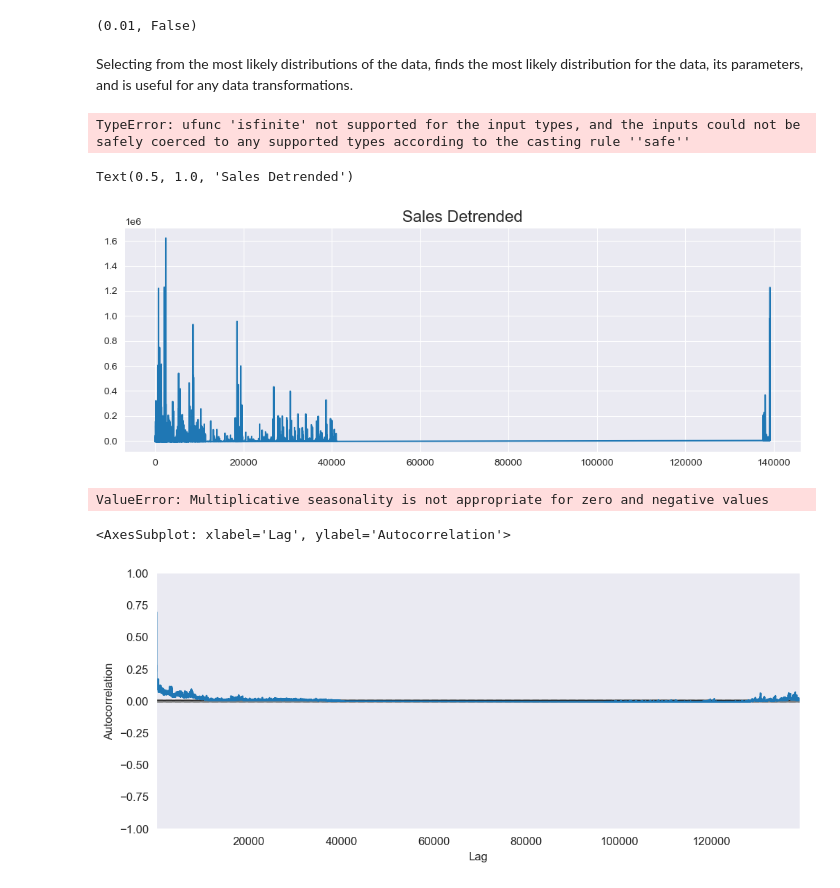
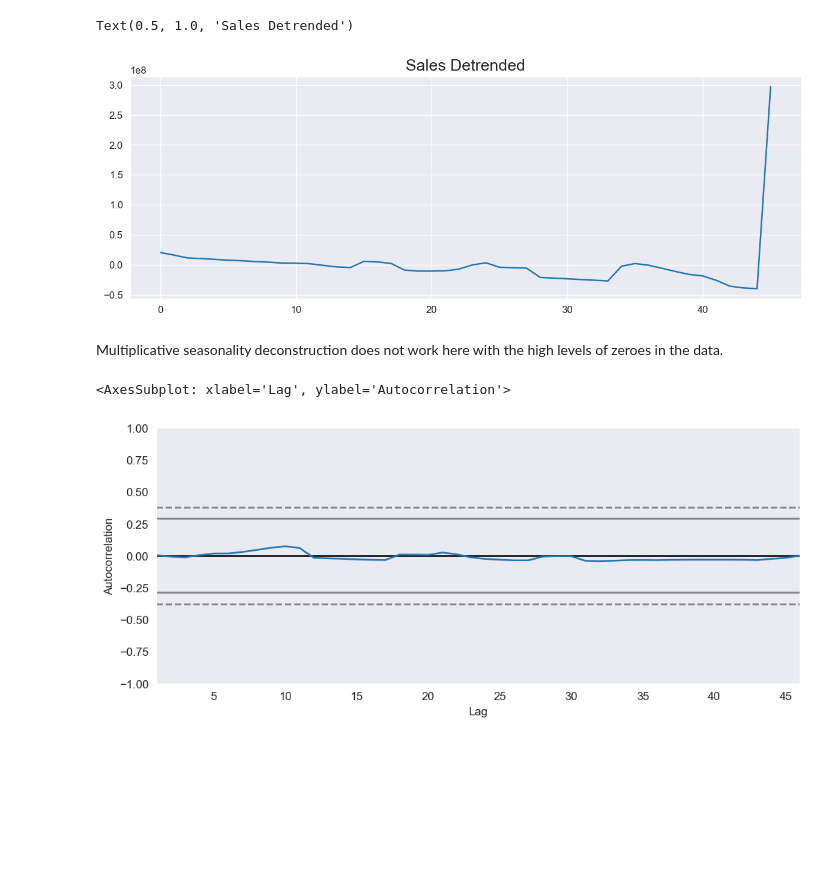
Before and after one commit to NA-Git/Bayesian_Methods, a Jupyter notebook: attribution/MMM/EDA.ipynb, the cells around one changed output. Saved outputs shown, nothing was run; the diff lists cells and outputs as text; code cells hidden in the pictures; blank space fills up the shorter version.

```diff
--- a/attribution/MMM/EDA.ipynb
+++ b/attribution/MMM/EDA.ipynb
@@ -45,7 +34,10 @@ G:\My Drive\To_Do\MMM\Raw_Hain_Data
 # %%
-df_dm = pd.read_csv('deutsch_matterkind.csv')
-df_ts = pd.read_csv('Celestial_Trade_Spend_5_22.csv')
-df_cd = pd.read_csv('celestial_data_16_22_22.csv')
+dm = pd.read_csv('deutsch_matterkind.csv', low_memory=False)
+ts = pd.read_csv('Celestial_Trade_Spend_5_22.csv')
+cd = pd.read_csv('celestial_data_16_22_22.csv')
+dm_pivot = pd.read_csv('dm_Robyn.csv')
+# %%
+df = dm_pivot
 # %%
 def missing_values(df):
     segment = [var for var in df.columns if df[var].dtype == 'O']
@@ -134,0 +92,4 @@ dtype: int64
+# %%
+df = df.drop(['audio_S', 'audio_I', 'ott_I',
+                            'ott_S', 'tiktok_I', 'tiktok_S'], axis=1)
+df.nunique()
@@ -134,0 +98,2 @@ dtype: int64
+# %%
+df = df.drop(['onlinedisplay_S', 'onlinedisplay_I'], axis=1)
@@ -285,5 +282,0 @@ corr_vif.describe()
-# %%
-adf_test = ADFTest(alpha = .05)
-adf_test.should_diff(df_dm['Impressions'])
-# %% [output]
-(0.01, False)
@@ -308,40 +283,17 @@ adf_test.should_diff(df_dm['Impressions'])
-# %% [markdown]
-Selecting from the most likely distributions of the data,
-finds the most likely distribution for the data, its parameters,
-and is useful for any data transformations.
-# %%
-dist_list = ['gamma', 'expon', 'cauchy', 'norm', 'uniform']
-
-for var in df_dm_smaller:
-    dist_test = df_dm_smaller[var].dropna()
-    dist_test = dist_test.values
-    f = Fitter(dist_test, distributions=dist_list, timeout=60)
-    f.fit()
-    print(var)
-    print(f.summary(plot=False))
-    print(f.get_best(method='sumsquare_error'))
-# %% [output]
-TypeError: ufunc 'isfinite' not supported for the input types, and the inputs could not be safely coerced to any supported types according to the casting rule ''safe''
 # %%
-detrended = signal.detrend(df_dm_smaller['Impressions'].values)
+detrended = signal.detrend(df['revenue'].values)
 plt.rcParams.update({'figure.figsize': (12,4)})
 plt.plot(detrended)
 plt.title('Sales Detrended', fontsize=16)
 # %% [output]
 Text(0.5, 1.0, 'Sales Detrended')
-[figure, old version]
+[figure, new version]
-# %%
-result_mul = seasonal_decompose(df_dm_smaller['Impressions'].values, model='multiplicative', period=52)
-deseasonalized = df_dm_smaller['Total_Imp'].values / result_mul.seasonal
-plt.plot(deseasonalized)
-plt.title('Impressions Deseasonalized', fontsize=16)
-plt.plot()
-# %% [output]
-ValueError: Multiplicative seasonality is not appropriate for zero and negative values
+# %% [markdown]
+Multiplicative seasonality deconstruction does not work here with the high levels of zeroes in the data.
 # %%
 plt.rcParams.update({'figure.figsize':(10,4), 'figure.dpi':120})
-autocorrelation_plot(df_dm_smaller['Impressions'].tolist())
+autocorrelation_plot(df['revenue'].tolist())
 # %% [output]
 <AxesSubplot: xlabel='Lag', ylabel='Autocorrelation'>
-[figure, old version]
+[figure, new version]
 # %%
```
Also changed, not shown: parts of 28 cells of this notebook.
